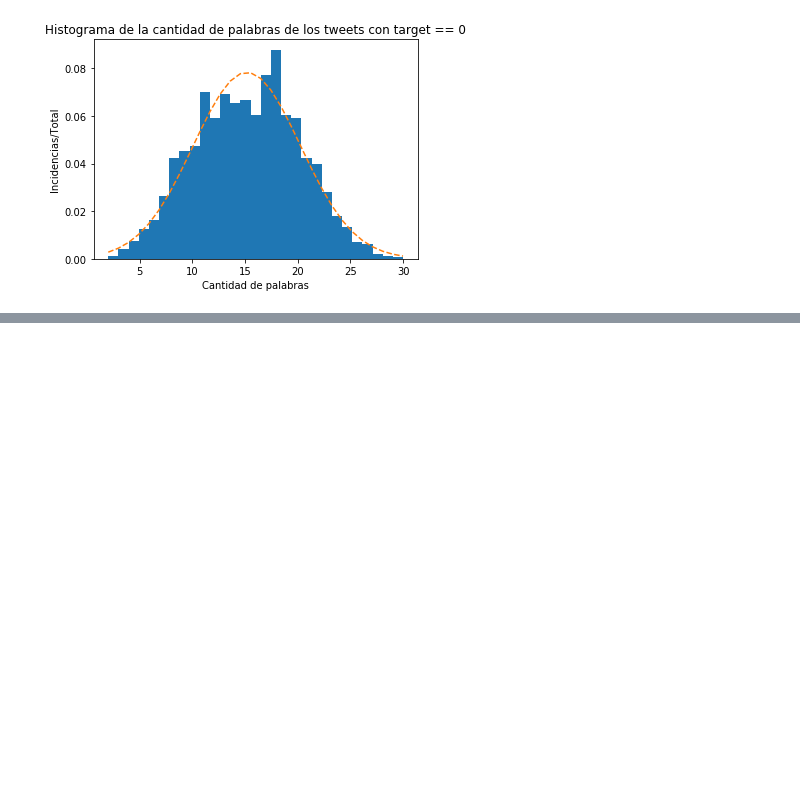
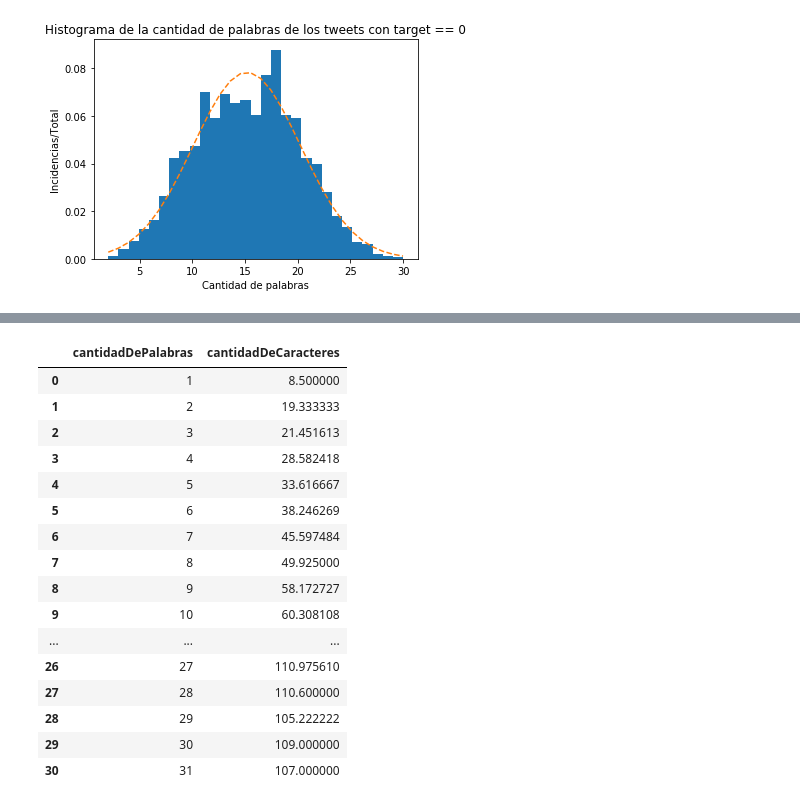
Before and after one commit to yuquimura/Trabajo-Practico-1, a Jupyter notebook: notebooks/Analisis Exploratorio Brian.ipynb, the cells around one changed output, grey strips where cells are left out. Saved outputs shown, nothing was run; the diff lists cells and outputs as text; code cells hidden in the pictures; blank space fills up the shorter version.

```diff
--- a/notebooks/Analisis Exploratorio Brian.ipynb
+++ b/notebooks/Analisis Exploratorio Brian.ipynb
@@ -111,0 +147,24 @@ plt.show()
+# %%
+#Vamos a ver ahora si, en el caso de los ceros, hay variacion
+eventsDataGex = eventsDataAux[eventsDataAux['target']==0]
+eventsDataGex = eventsDataGex.groupby("cantidadDePalabras").agg({'cantidadDeCaracteres':'mean'})
+eventsDataGex = eventsDataGex.reset_index()
+eventsDataGex
+# %% [output]
+|  | cantidadDePalabras | cantidadDeCaracteres |
+| 0 | 1 | 8.500000 |
+| 1 | 2 | 19.333333 |
+| 2 | 3 | 21.451613 |
+| 3 | 4 | 28.582418 |
+| 4 | 5 | 33.616667 |
+| 5 | 6 | 38.246269 |
+| 6 | 7 | 45.597484 |
+| 7 | 8 | 49.925000 |
+| 8 | 9 | 58.172727 |
+| 9 | 10 | 60.308108 |
+| ... | ... | ... |
+| 26 | 27 | 110.975610 |
+| 27 | 28 | 110.600000 |
+| 28 | 29 | 105.222222 |
+| 29 | 30 | 109.000000 |
+| 30 | 31 | 107.000000 |
```
Also changed, not shown: parts of 7 cells of this notebook.
